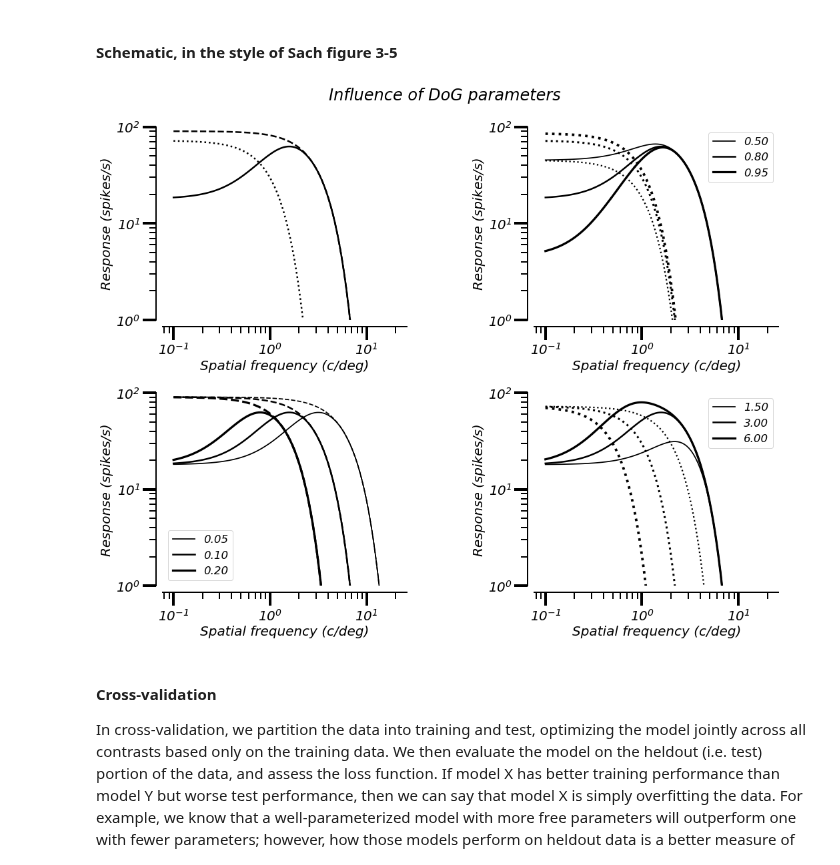
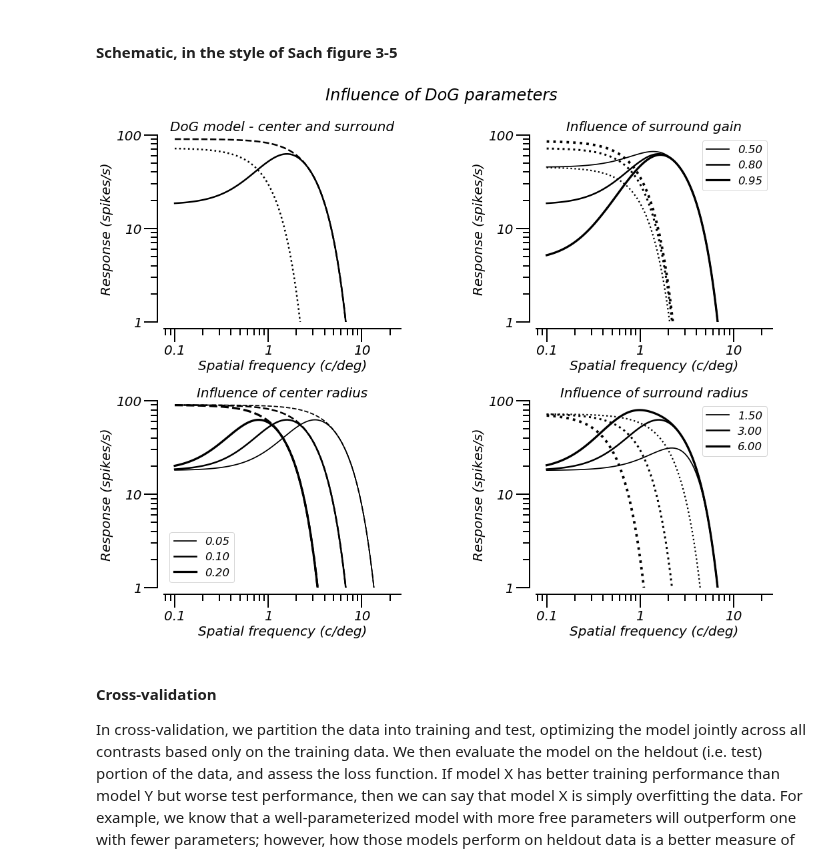
Before and after one commit to paul-levy/SF-diversity, a Jupyter notebook: 01_sfTuning_contrast.ipynb, the cells around one changed output. Drawn from its saved outputs; the diff is of its cells as text; code cells hidden in the pictures.

```diff
--- a/01_sfTuning_contrast.ipynb
+++ b/01_sfTuning_contrast.ipynb
@@ -41,9 +42,8 @@ save_loc = base_dir + saveName;
 # Before any plotting, fix plotting paramaters
 plt.style.use('https://raw.githubusercontent.com/paul-levy/SF_diversity/master/paul_plt_style.mplstyle');
 from matplotlib import rcParams
-rcParams['font.size'] = 20;
-rcParams['pdf.fonttype'] = 42 # should be 42, but there are kerning issues
-rcParams['ps.fonttype'] = 42 # should be 42, but there are kerning issues
+rcParams['pdf.fonttype'] = 42
+rcParams['ps.fonttype'] = 42
 
 rcParams['lines.linewidth'] = 2.5;
 rcParams['lines.markeredgewidth'] = 0; # no edge, since weird tings happen then
@@ -55,14 +55,14 @@ rcParams['xtick.minor.size'] = 10 # 8
 rcParams['ytick.major.size'] = 20
 rcParams['ytick.minor.size'] = 10
 
-rcParams['xtick.major.width'] = 4 # 5
+rcParams['xtick.major.width'] = 2 # 5
 rcParams['xtick.minor.width'] = 2 # 2
-rcParams['ytick.major.width'] = 4
+rcParams['ytick.major.width'] = 2
 rcParams['ytick.minor.width'] = 2
 
 rcParams['font.family'] = 'DejaVu Sans'
 rcParams['font.style'] = 'oblique';
-rcParams['font.size'] = 20;
+rcParams['font.size'] = 40;
 # %% [markdown]
 # 1.1 LGN
 # %% [markdown]
@@ -121,6 +121,7 @@ only_sur[0] = ref_params[0] * ref_params[2];
 only_sur[1] = ref_params[1] * ref_params[3];
 only_sur[2] = 0;
 ax[0,0].plot(vals, hf.DoGsach(*only_sur, stim_sf=vals)[0], 'k:')
+ax[0,0].set_title('DoG model - center and surround')
 
 # then, vol difference
 vols = [0.5,0.8,0.95]
@@ -142,7 +143,7 @@ for ii,v in enumerate(vols):
     prms_curr[1] = prms_curr[1]*prms_curr[3];
     prms_curr[2] = 0;
     ax[0,1].plot(vals, hf.DoGsach(*prms_curr, stim_sf=vals)[0], 'k:', linewidth=0.5+curr_lw) # add a bit extra width for the dotted lines!
-
+ax[0,1].set_title('Influence of surround gain')
 
 # then, rc
 rcs = [0.05,0.1,0.2]
@@ -162,6 +163,7 @@ for ii,r in enumerate(rcs):
 
     prms_curr[2] = 0; # shut off the suround, and plot only the center...
     ax[1,0].plot(vals, hf.DoGsach(*prms_curr, stim_sf=vals)[0], 'k--', linewidth=curr_lw)
+ax[1,0].set_title('Influence of center radius')
 
 # then, rs
 rss = [1.5,3,6]
@@ -180,34 +182,38 @@ for ii,r in enumerate(rss):
     ax[1,1].plot(vals, hf.DoGsach(*prms_curr, stim_sf=vals)[0], 'k-', label='%.2f' % r, linewidth=curr_lw)#, alpha=alph)
 
     # pretend the surround is the center, and plot just that
     prms_curr[0] = prms_curr[0]*prms_curr[2];
     prms_curr[1] = prms_curr[1]*prms_curr[3];
     prms_curr[2] = 0;
     ax[1,1].plot(vals, hf.DoGsach(*prms_curr, stim_sf=vals)[0], 'k:', linewidth=0.5+curr_lw) # add a bit extra width for the dotted lines!
     ax[1,1].legend(fontsize='small')
+ax[1,1].set_title('Influence of surround radius')
 
 for i,j in itertools.product(range(2),range(2)):
     ax[i,j].set_xscale('log')
     ax[i,j].set_yscale('log')
     ax[i,j].set_ylim([1, 100])
     ax[i,j].set_xlabel('Spatial frequency (c/deg)')
     ax[i,j].set_ylabel('Response (spikes/s)')
     ax[i,j].set_aspect('equal')
+
+    for jj, axis in enumerate([ax[i,j].xaxis, ax[i,j].yaxis]):
+        axis.set_major_formatter(FuncFormatter(lambda x,y: '%d' % x if x>=1 else '%.1f' % x)) # this will make everything in non-scientific notation!
 
 sns.despine(offset=10)
 f.suptitle(r'Influence of DoG parameters')
 
 f.tight_layout()
 
 saveName = "/01_01_02_sach_simulation%s.pdf" % ('_dLW' if del_linewidth else '');
 full_save = os.path.dirname(save_loc);
 if not os.path.exists(full_save):
     os.makedirs(full_save)
 pdfSv = pltSave.PdfPages(full_save + saveName);
 pdfSv.savefig(f) # only one figure here...
 pdfSv.close()
 # %% [output]
-[figure, old version]
+[figure, new version]
 # %% [markdown]
 #### Cross-validation
 
```
Also changed, not shown: parts of 11 cells of this notebook, 1 other file.
